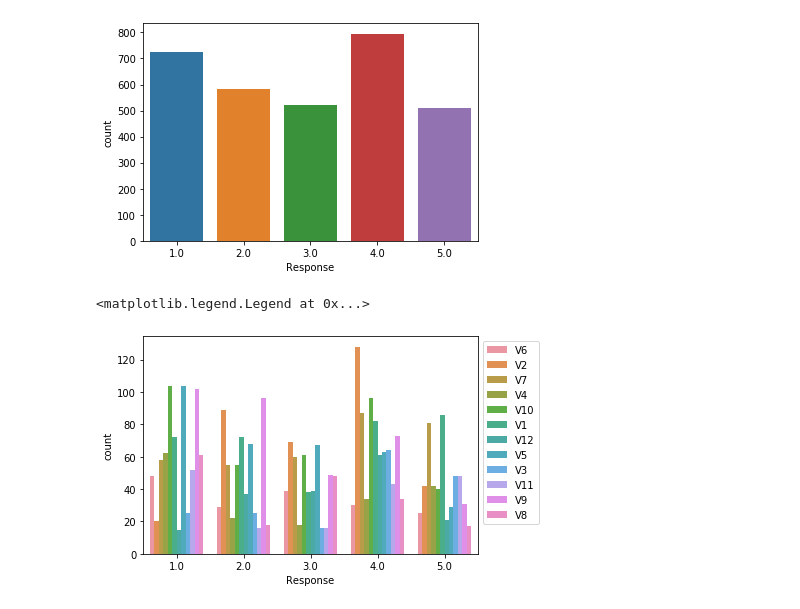
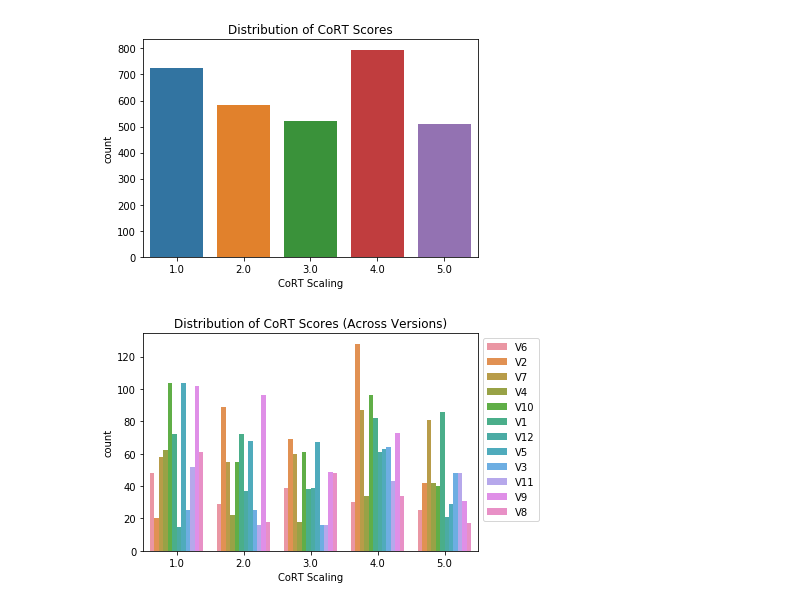
Before and after one commit to sbruinsma1/cort_language, a Jupyter notebook: notebooks/pilot_cort_scaling_gorilla_ana.ipynb, the cells around one changed output. Drawn from its saved outputs; the diff is of its cells as text; code cells hidden in the pictures.

```diff
--- a/notebooks/pilot_cort_scaling_gorilla_ana.ipynb
+++ b/notebooks/pilot_cort_scaling_gorilla_ana.ipynb
@@ -73,13 +86,16 @@ Int64Index([  0,   1,   2,   3,   4,   5,   6,   7,   8,   9,
 3204 rows × 24 columns
 # %%
 # Visualize distribution of responses overall
-sns.countplot(x='Response', data=df_filtered);
+sns.countplot(x='Response', data=df_filtered)
+plt.xlabel('CoRT Scaling')
+plt.title('Distribution of CoRT Scores');
 # %% [output]
-[figure, old version]
+[figure, new version]
 # %%
 # Visualize distribution of responses per participant
-ax = sns.countplot(x='Response', hue='counterbalance-mpke', data=df_filtered);
+ax = sns.countplot(x='Response', hue='counterbalance-mpke', data=df_filtered)
 ax.legend(loc='best', bbox_to_anchor=(1,1))
+plt.xlabel('CoRT Scaling')
+plt.title('Distribution of CoRT Scores (Across Versions)');
 # %% [output]
-<matplotlib.legend.Legend at 0x...>
-[figure, old version]
+[figure, new version]
```
Also changed, not shown: parts of 4 cells of this notebook, 1 other file.
